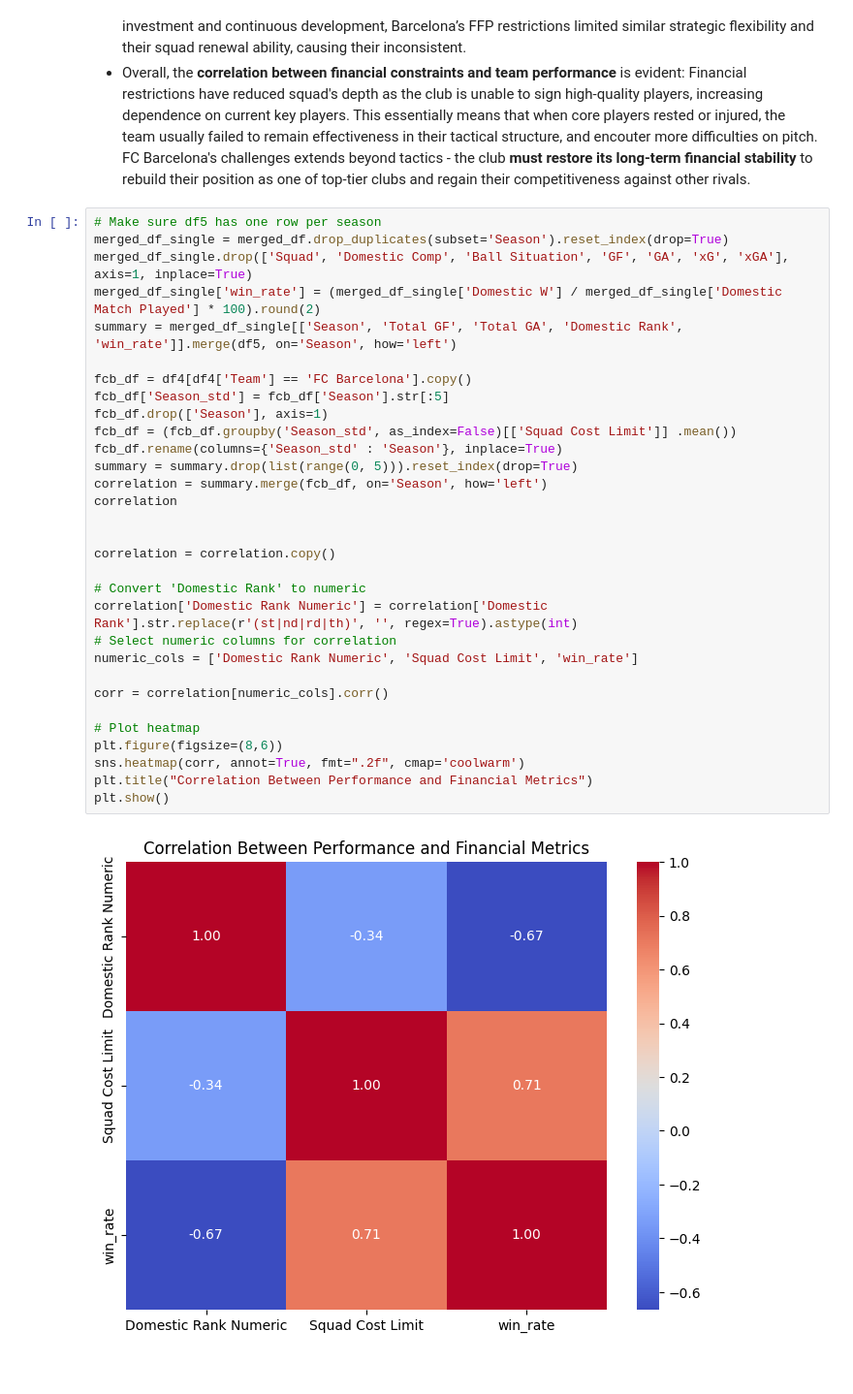
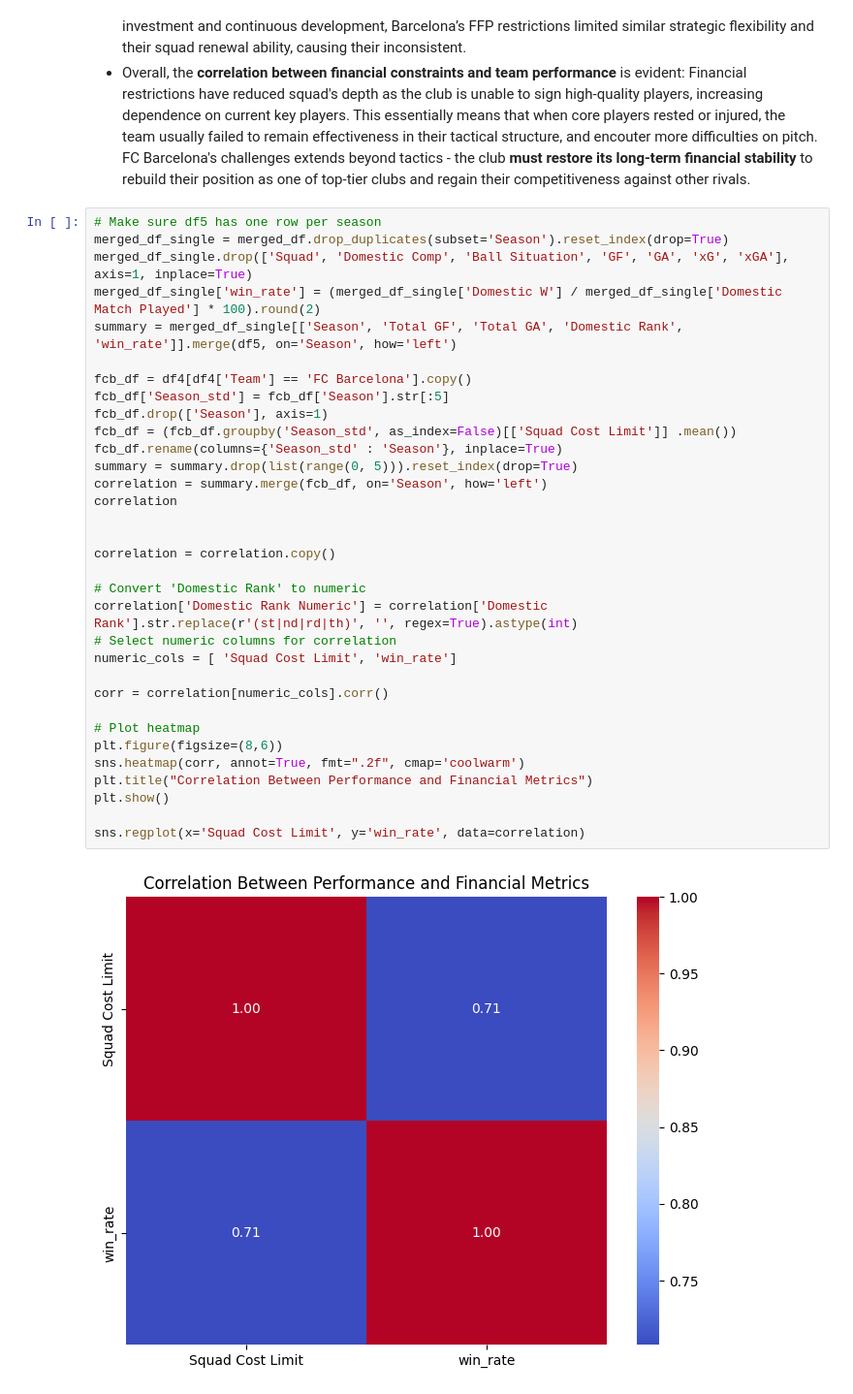
Before and after one commit to linhtran1003/fc-barcelona-performance-analysis, a Jupyter notebook: FCB_performance_analysis.ipynb, the cells around one changed output. Shown: that part at 97% size. Drawn from its saved outputs; the diff is of its cells as text.

```diff
--- a/python_project.ipynb
+++ b/FCB_performance_analysis.ipynb
@@ -223,32 +201,34 @@ plt.xticks(rotation=45);
 # Make sure df5 has one row per season
 merged_df_single = merged_df.drop_duplicates(subset='Season').reset_index(drop=True)
 merged_df_single.drop(['Squad', 'Domestic Comp', 'Ball Situation', 'GF', 'GA', 'xG', 'xGA'], axis=1, inplace=True)
 merged_df_single['win_rate'] = (merged_df_single['Domestic W'] / merged_df_single['Domestic Match Played'] * 100).round(2)
 summary = merged_df_single[['Season', 'Total GF', 'Total GA', 'Domestic Rank', 'win_rate']].merge(df5, on='Season', how='left')
 
 fcb_df = df4[df4['Team'] == 'FC Barcelona'].copy()
 fcb_df['Season_std'] = fcb_df['Season'].str[:5]
 fcb_df.drop(['Season'], axis=1)
 fcb_df = (fcb_df.groupby('Season_std', as_index=False)[['Squad Cost Limit']] .mean())
 fcb_df.rename(columns={'Season_std' : 'Season'}, inplace=True)
 summary = summary.drop(list(range(0, 5))).reset_index(drop=True)
 correlation = summary.merge(fcb_df, on='Season', how='left')
 correlation
 
 
 correlation = correlation.copy()
 
 # Convert 'Domestic Rank' to numeric
 correlation['Domestic Rank Numeric'] = correlation['Domestic Rank'].str.replace(r'(st|nd|rd|th)', '', regex=True).astype(int)
 # Select numeric columns for correlation
-numeric_cols = ['Domestic Rank Numeric', 'Squad Cost Limit', 'win_rate']
+numeric_cols = [ 'Squad Cost Limit', 'win_rate']
 
 corr = correlation[numeric_cols].corr()
 
 # Plot heatmap
 plt.figure(figsize=(8,6))
 sns.heatmap(corr, annot=True, fmt=".2f", cmap='coolwarm')
 plt.title("Correlation Between Performance and Financial Metrics")
 plt.show()
+
+sns.regplot(x='Squad Cost Limit', y='win_rate', data=correlation)
 # %% [output]
-[figure, old version]
+[figure, new version]
```
Also changed, not shown: parts of 4 cells of this notebook.
